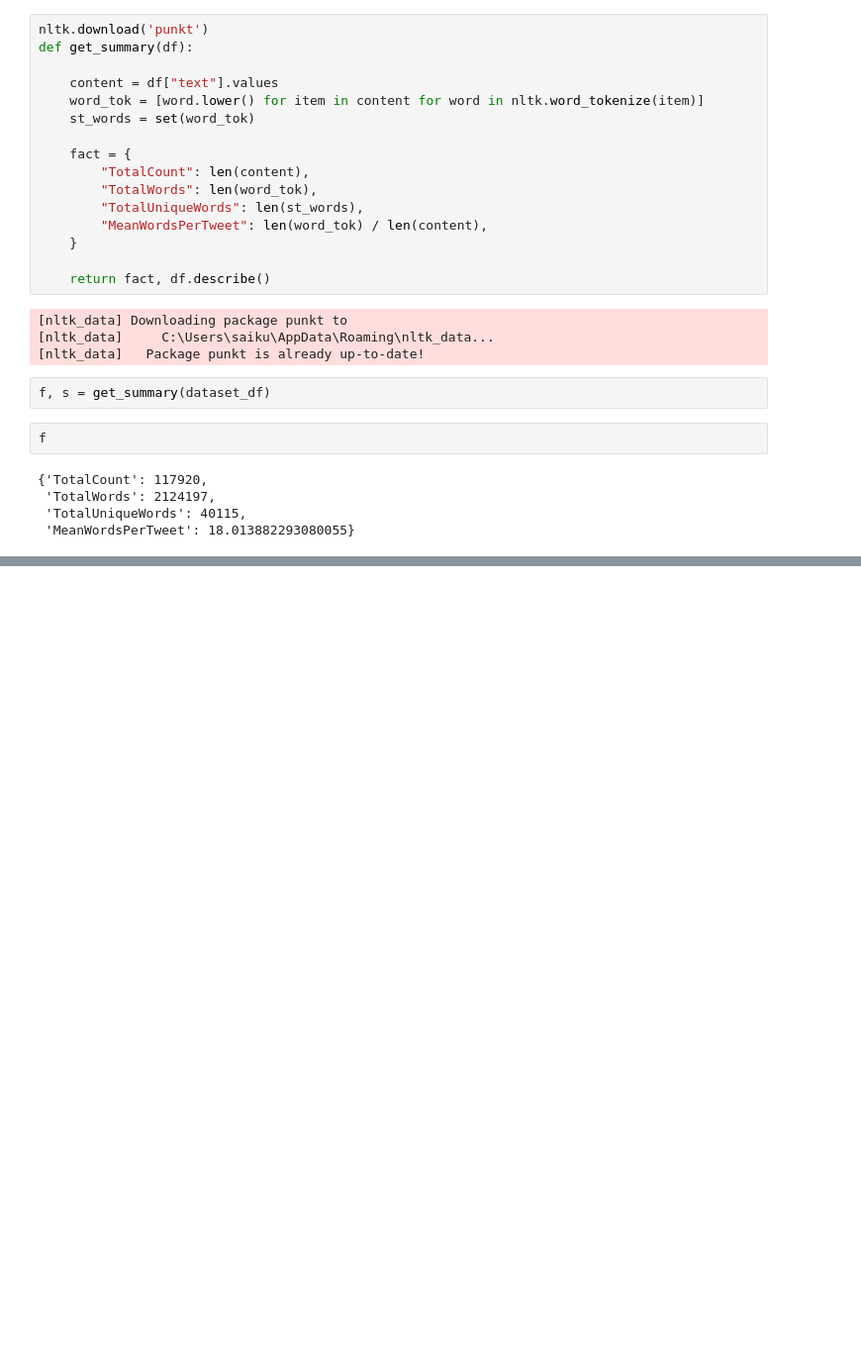
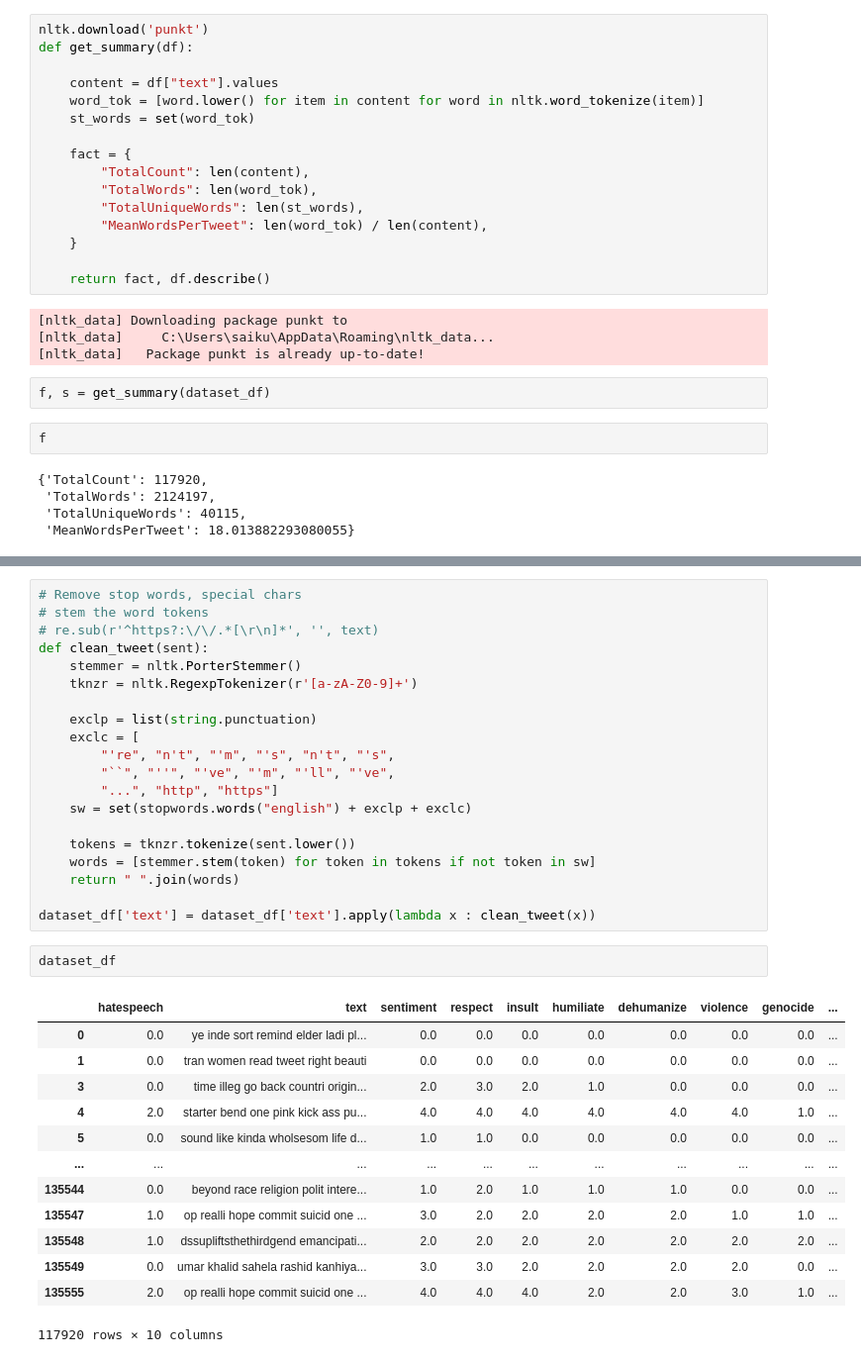
Before and after one commit to LCM-org/NLP-Group5, a Jupyter notebook: model_builder.ipynb, the cells around one changed output, grey strips where cells are left out. Shown at 99% size. Cells and saved outputs as stored; diff of their text form; blank space fills up the shorter version.

```diff
--- a/model_builder.ipynb
+++ b/model_builder.ipynb
@@ -171,3 +171,39 @@ s
 | 50% | 0.000000 | 3.000000 | 3.000000 | 3.000000 | 3.000000 | 2.000000 | 0.000000 | 0.000000 | 3.000000 |
 | 75% | 2.000000 | 4.000000 | 4.000000 | 4.000000 | 3.000000 | 3.000000 | 2.000000 | 1.000000 | 4.000000 |
 | max | 2.000000 | 4.000000 | 4.000000 | 4.000000 | 4.000000 | 4.000000 | 4.000000 | 4.000000 | 4.000000 |
+# %%
+# Remove stop words, special chars
+# stem the word tokens
+# re.sub(r'^https?:\/\/.*[\r\n]*', '', text)
+def clean_tweet(sent):
+    stemmer = nltk.PorterStemmer()
+    tknzr = nltk.RegexpTokenizer(r'[a-zA-Z0-9]+')
+
+    exclp = list(string.punctuation)
+    exclc = [
+        "'re", "n't", "'m", "'s", "n't", "'s",
+        "``", "''", "'ve", "'m", "'ll", "'ve",
+        "...", "http", "https"]
+    sw = set(stopwords.words("english") + exclp + exclc)
+
+    tokens = tknzr.tokenize(sent.lower())
+    words = [stemmer.stem(token) for token in tokens if not token in sw]
+    return " ".join(words)
+
+dataset_df['text'] = dataset_df['text'].apply(lambda x : clean_tweet(x))
+# %%
+dataset_df
+# %% [output]
+|  | hatespeech | text | sentiment | respect | insult | humiliate | dehumanize | violence | genocide | ... |
+| 0 | 0.0 | ye inde sort remind elder ladi pl... | 0.0 | 0.0 | 0.0 | 0.0 | 0.0 | 0.0 | 0.0 | ... |
+| 1 | 0.0 | tran women read tweet right beauti | 0.0 | 0.0 | 0.0 | 0.0 | 0.0 | 0.0 | 0.0 | ... |
+| 3 | 0.0 | time illeg go back countri origin... | 2.0 | 3.0 | 2.0 | 1.0 | 0.0 | 0.0 | 0.0 | ... |
+| 4 | 2.0 | starter bend one pink kick ass pu... | 4.0 | 4.0 | 4.0 | 4.0 | 4.0 | 4.0 | 1.0 | ... |
+| 5 | 0.0 | sound like kinda wholsesom life d... | 1.0 | 1.0 | 0.0 | 0.0 | 0.0 | 0.0 | 0.0 | ... |
+| ... | ... | ... | ... | ... | ... | ... | ... | ... | ... | ... |
+| 135544 | 0.0 | beyond race religion polit intere... | 1.0 | 2.0 | 1.0 | 1.0 | 1.0 | 0.0 | 0.0 | ... |
+| 135547 | 1.0 | op realli hope commit suicid one ... | 3.0 | 2.0 | 2.0 | 2.0 | 2.0 | 1.0 | 1.0 | ... |
+| 135548 | 1.0 | dssupliftsthethirdgend emancipati... | 2.0 | 2.0 | 2.0 | 2.0 | 2.0 | 2.0 | 2.0 | ... |
+| 135549 | 0.0 | umar khalid sahela rashid kanhiya... | 3.0 | 3.0 | 2.0 | 2.0 | 2.0 | 2.0 | 0.0 | ... |
+| 135555 | 2.0 | op realli hope commit suicid one ... | 4.0 | 4.0 | 4.0 | 2.0 | 2.0 | 3.0 | 1.0 | ... |
+117920 rows × 10 columns
```
Also changed, not shown: parts of 3 cells of this notebook.
